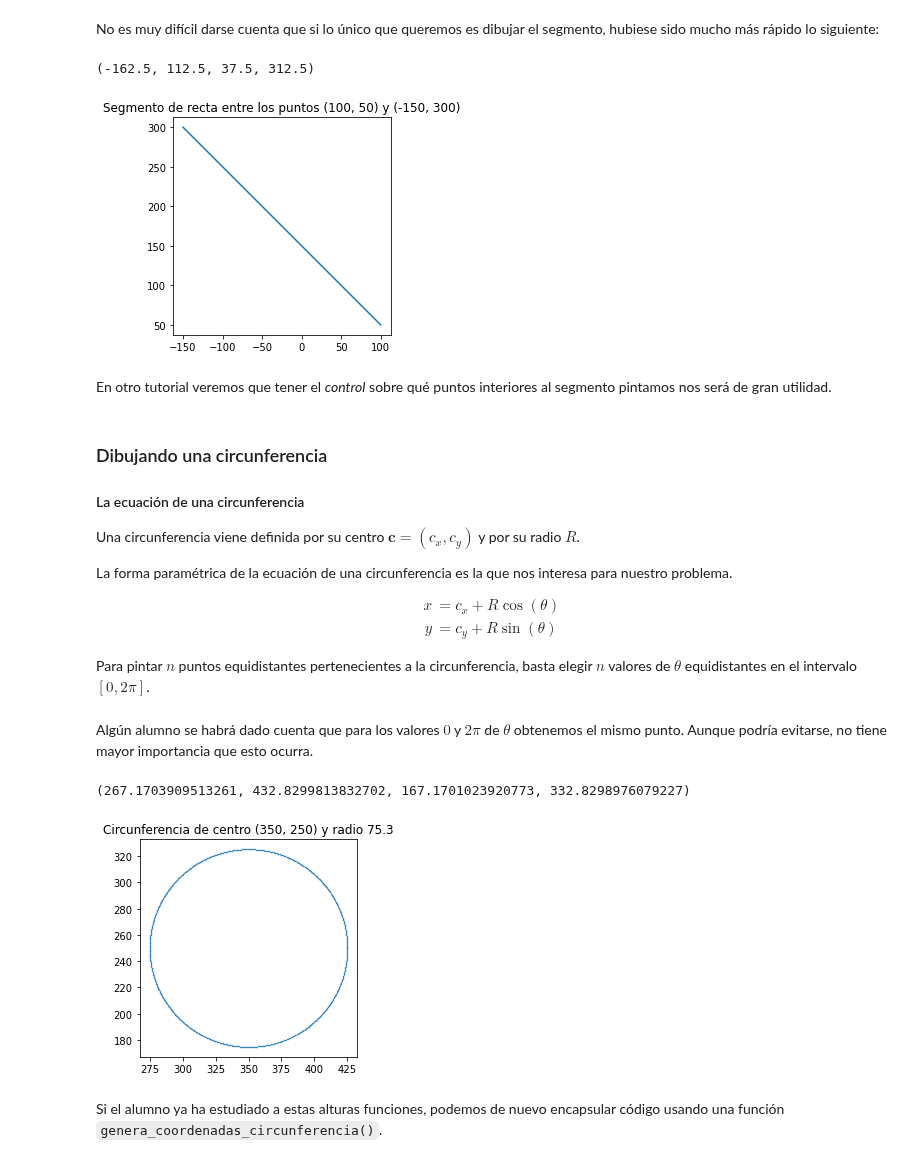
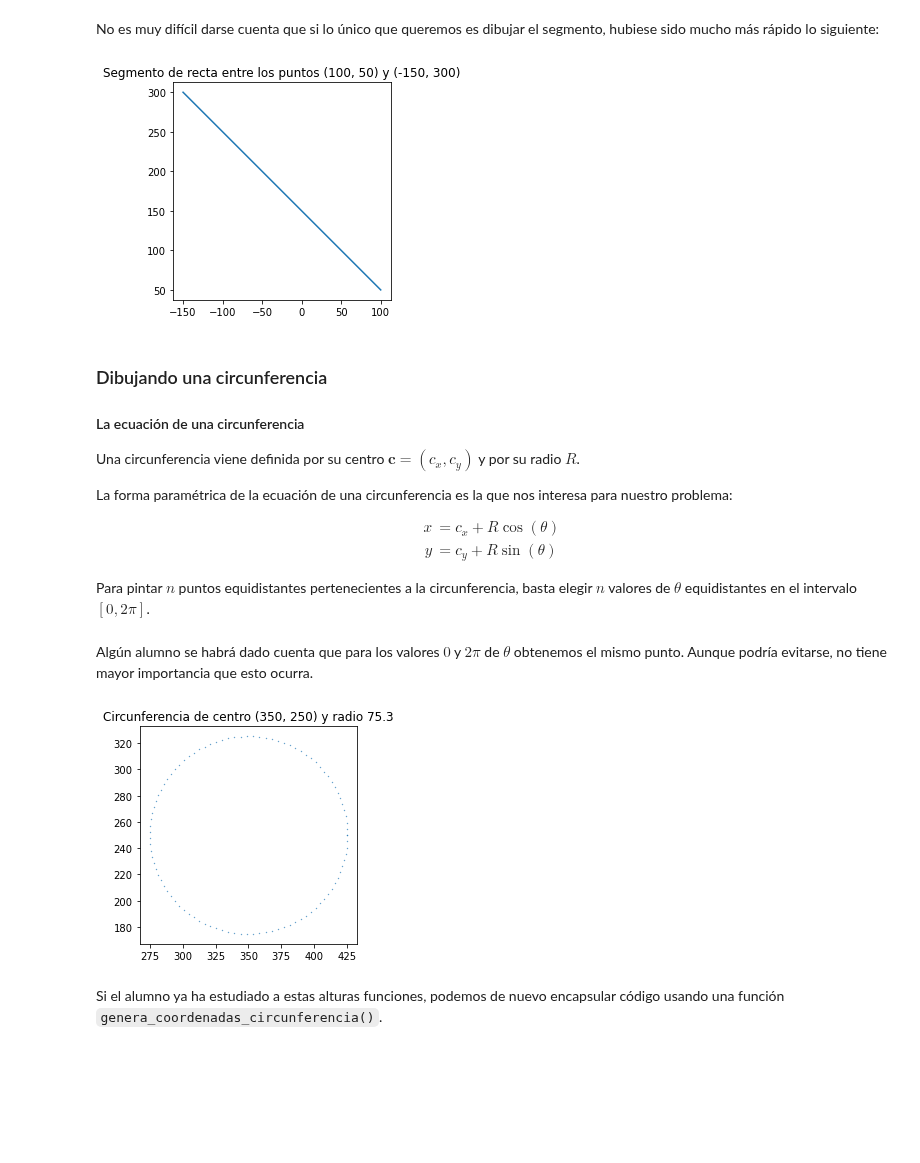
Before and after one commit to TRESPADERNE/fund_prog_python, a Jupyter notebook: notebooks/Bibliotecas/01_Introduccion_a_Matplotlib/Introduccion_a_Matplotlib.ipynb, the cells around one changed output. Saved outputs shown, nothing was run; the diff lists cells and outputs as text; code cells hidden in the pictures; blank space fills up the shorter version.

Commit message:
Retoques matplotlib
Añadida explicación paso de argumento opcional a plot() para tipo de línea, color, etc.
Añadido explicación a scatter() sobre diferencias con plot() y opción por 'o'

```diff
--- a/notebooks/Bibliotecas/01_Introduccion_a_Matplotlib/Introduccion_a_Matplotlib.ipynb
+++ b/notebooks/Bibliotecas/01_Introduccion_a_Matplotlib/Introduccion_a_Matplotlib.ipynb
@@ -75,0 +104,19 @@ plt.scatter([1.1, -3.23, 5.3, 7.34, 6.6, 0.1, 2.123, 4.17],
+# %%
+lista_x = []
+lista_y = []
+
+radio = 1
+radios = []
+rojo_verde_azul = [(1, 0, 0), (0, 1, 0), (0, 0, 1)]  # Colores R, G y B
+colores = []
+for i in range(3):
+    color = rojo_verde_azul[i]
+    for j in range(3):
+        lista_x.append(i)
+        lista_y.append(j)
+        radios.append(radio)
+        colores.append(color)
+        radio *= 2
+
+plt.scatter(lista_x, lista_y, s=radios, c=colores)
+plt.show()
@@ -298,23 +350,24 @@ Como acabamos de ver, nos aprovecharemos de la función `linspace()` del módulo
 import matplotlib.pyplot as plt
 import numpy as np
 
-num_puntos = 1000
+num_puntos = 100
 lambdas = np.linspace(0, 1, num_puntos)  # num_puntos valores equidistantes en el intervalo [0,1]
 
-p1 = (100, 50)    # (x1, y1) Utilizamos tuplas, aunque podría usarse otro contenedor
-p2 = (-150, 300)  # (x2, y2)
+x1, y1 = 100, 50    # Utilizamos tuplas, aunque podría usarse otro contenedor
+x2, y2 = -150, 300
 
-v_x, v_y = (p2[0]-p1[0], p2[1]-p1[1])  # (vx, vy) Vector director
+v_x, v_y = (x2-x1, y2-y1)  # (vx, vy) Vector director
 
 # Creamos las listas de coordenadas
 lista_x = [0]*num_puntos
 lista_y = [0]*num_puntos
 for i, l in enumerate(lambdas):
-    lista_x[i] = p1[0] + l*v_x
-    lista_y[i] = p1[1] + l*v_y
+    lista_x[i] = x1 + l*v_x
+    lista_y[i] = y1 + l*v_y
 
 plt.scatter(lista_x, lista_y, s=0.1)  # s es un parámetro que controla el tamaño del punto
 
-plt.title('Segmento de recta entre los puntos {} y {}'.format(p1, p2))
-plt.axis('scaled')  # Esta orden hace que la escala de ambos ejes sea la misma
+plt.title(f'Segmento de recta entre los puntos {(x1,y1)} y {(x2,y2)}')
+plt.axis('scaled')  # Esta sentencia hace que la escala de ambos ejes sea la misma
+plt.show()
 # %% [output]
@@ -385,20 +437,18 @@ p1 = (100, 50)
 p2 = (-150, 300)
 
 plt.plot((p1[0], p2[0]), (p1[1], p2[1]))
-plt.title('Segmento de recta entre los puntos {} y {}'.format(p1, p2))
+plt.title(f'Segmento de recta entre los puntos {p1} y {p2}')
 plt.axis('scaled')
+plt.show()
 # %% [output]
-(-162.5, 112.5, 37.5, 312.5)
 [figure]
-# %% [markdown]
-En otro tutorial veremos que tener el *control* sobre qué puntos interiores al segmento pintamos nos será de gran utilidad.
 # %% [markdown]
 ### Dibujando una circunferencia
 #### La ecuación de una circunferencia
 
 Una circunferencia viene definida por su centro $\mathbf{c}=(c_x,c_y)$ y por su radio $R$.
 
-La forma paramétrica de la ecuación de una circunferencia es la que nos interesa para nuestro problema.
+La forma paramétrica de la ecuación de una circunferencia es la que nos interesa para nuestro problema:
 
 $$\begin{align}
 x & =c_x+R\cos(\theta) \\
@@ -411,28 +461,28 @@ Algún alumno se habrá dado cuenta que para los valores $0$ y $2\pi$ de $\theta
 # %%
 # Dibujando manualmente una circunferencia
 # Aprovechamos que el módulo numpy nos brinda pi, cos() y sin()
 import matplotlib.pyplot as plt
 import numpy as np
 
-num_puntos = 1000
-titas = np.linspace(0, 2*np.pi, num_puntos)  # num_puntos valores equidistantes en el intervalo [0,2*pi]
+num_puntos = 100
+titas = np.linspace(0, 2*np.pi, num_puntos)  # num_puntos valores en el intervalo [0,2*pi]
 
 centro = (350, 250)
 radio = 75.3
 
 # Creamos las listas de coordenadas
 lista_x = [0]*num_puntos
 lista_y = [0]*num_puntos
 for i, tita in enumerate(titas):  # Generamos los num_puntos de la circunferencia
     lista_x[i] = centro[0] + radio*np.cos(tita)
     lista_y[i] = centro[1] + radio*np.sin(tita)
 
 plt.scatter(lista_x, lista_y, s=0.1)
-plt.title('Circunferencia de centro {} y radio {}'.format(centro, radio))
+plt.title(f'Circunferencia de centro {centro} y radio {radio}')
 plt.axis('scaled')
+plt.show()
 # %% [output]
-(267.1703909513261, 432.8299813832702, 167.1701023920773, 332.8298976079227)
-[figure, old version]
+[figure, new version]
 # %% [markdown]
 Si el alumno ya ha estudiado a estas alturas funciones, podemos de nuevo encapsular código usando una función `genera_coordenadas_circunferencia()`.
 # %%
```
Also changed, not shown: parts of 28 cells of this notebook, 1 other file.
